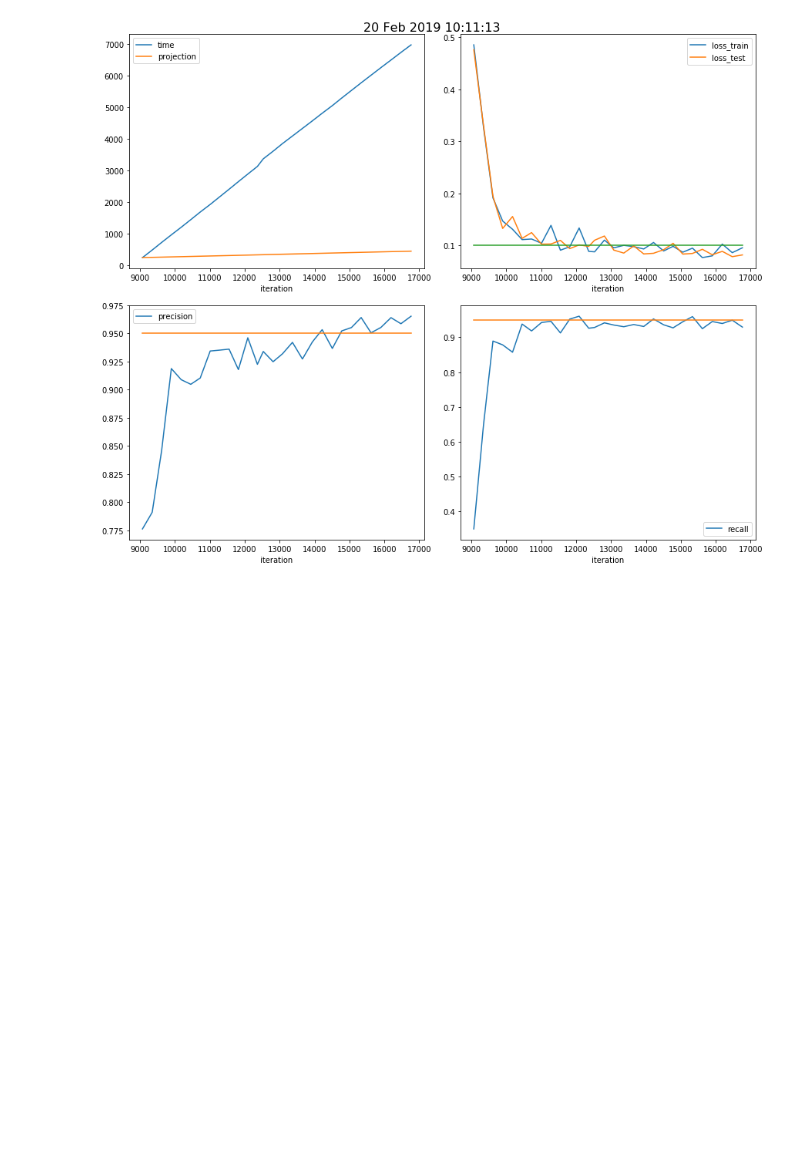
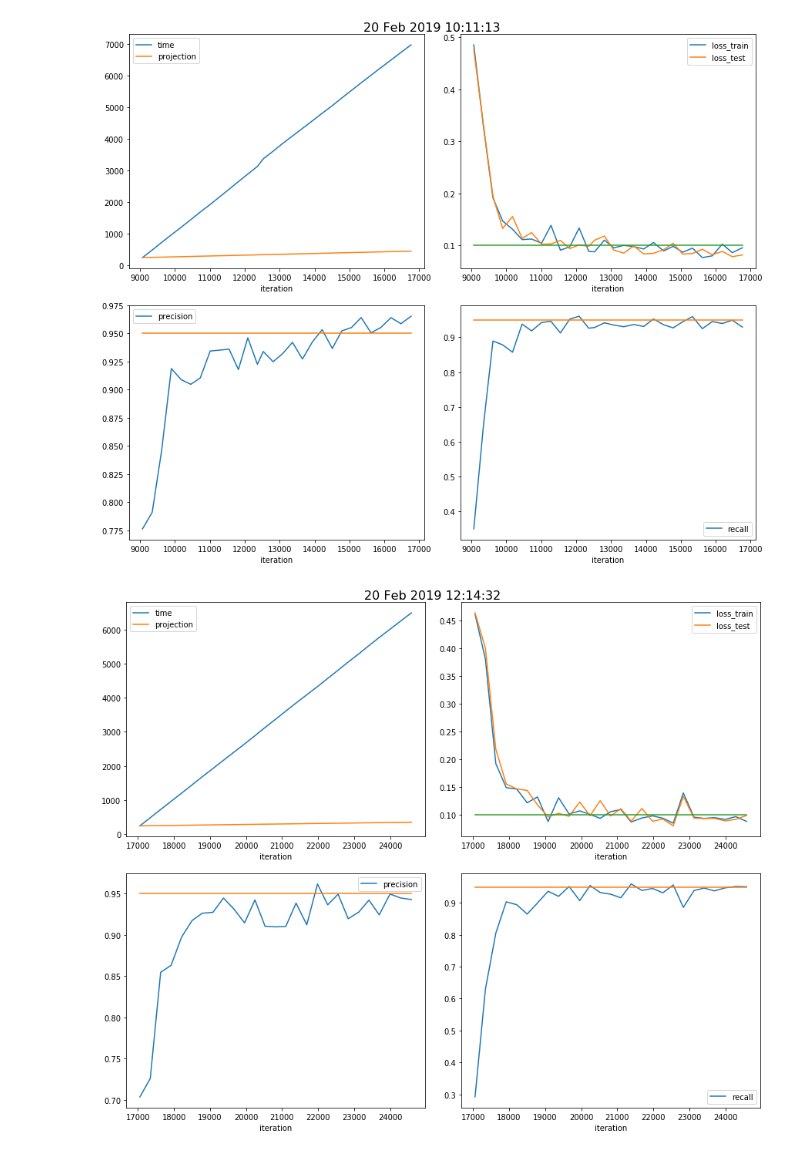
Before and after one commit to xju2/heptrkx-gnn-tracking, a Jupyter notebook: notebooks/ReadNXGraphLog.ipynb, the cells around one changed output. Saved outputs shown, nothing was run; the diff lists cells and outputs as text; code cells hidden in the pictures; blank space fills up the shorter version.

```diff
--- a/notebooks/ReadNXGraphLog.ipynb
+++ b/notebooks/ReadNXGraphLog.ipynb
@@ -95,3 +95,8 @@ itime = 1
 df_info = plot_info(data_info[itime], time.strftime(time_format, time_info[itime]))
 # %% [output]
 [figure]
+# %%
+itime = 2
+df_info = plot_info(data_info[itime], time.strftime(time_format, time_info[itime]))
+# %% [output]
+[figure, added]
```
Also changed, not shown: 3 other files.
